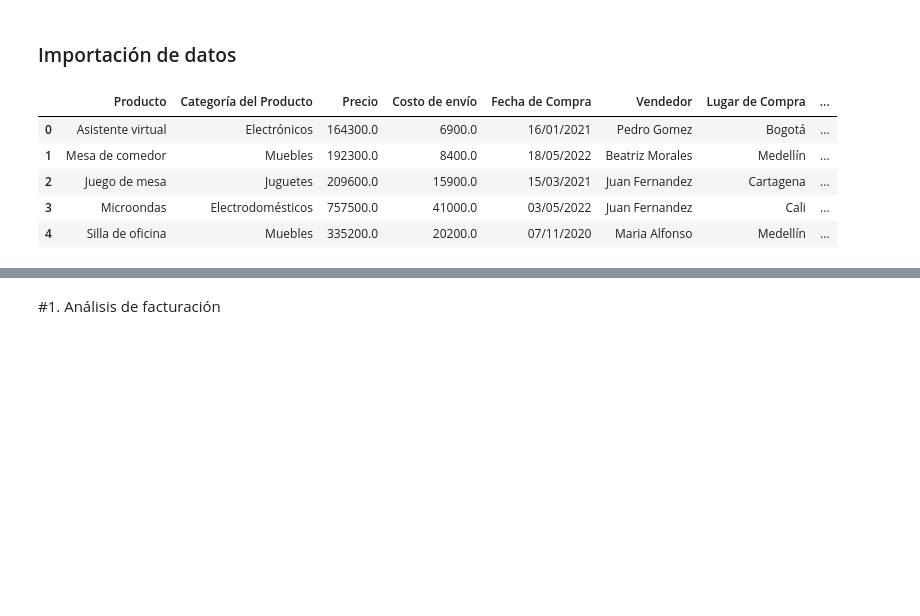
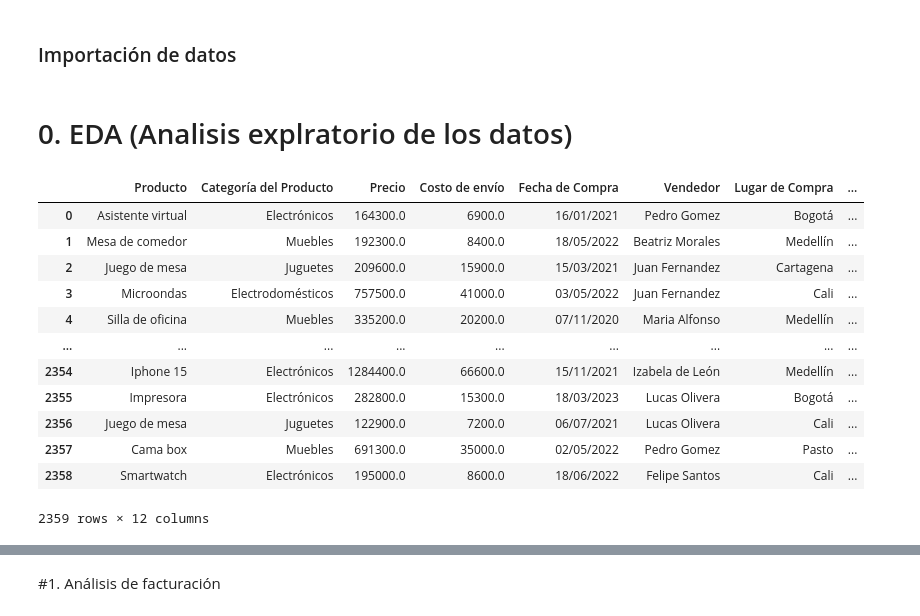
Before and after one commit to JCaceres-R/alura-store-data-analysis, a Jupyter notebook: AluraStoreLatam.ipynb, the cells around one changed output, grey strips where cells are left out. Drawn from its saved outputs; the diff is of its cells as text; code cells hidden in the pictures; blank space fills up the shorter version.

```diff
--- a/AluraStoreLatam.ipynb
+++ b/AluraStoreLatam.ipynb
@@ -8,5 +5,7 @@ drive.mount('/content/drive')
 # %%
 import pandas as pd
+import matplotlib.pyplot as plt
+
 
 url1 = "https://raw.githubusercontent.com/alura-es-cursos/challenge1-data-science-latam/refs/heads/main/base-de-datos-challenge1-latam/tienda_1%20.csv"
 url2 = "https://raw.githubusercontent.com/alura-es-cursos/challenge1-data-science-latam/refs/heads/main/base-de-datos-challenge1-latam/tienda_2.csv"
@@ -19,10 +18,25 @@ tienda3 = pd.read_csv(url3)
 tienda4 = pd.read_csv(url4)
 
 tienda1.head()
+
+
+mtiendas = [tienda1, tienda2, tienda3, tienda4]
+nombresTiendas = ["tienda_1", "tienda_2", "tienda_3", "tienda_4"]
-# %% [output]
-|  | Producto | Categoría del Producto | Precio | Costo de envío | Fecha de Compra | Vendedor | Lugar de Compra | ... |
-| 0 | Asistente virtual | Electrónicos | 164300.0 | 6900.0 | 16/01/2021 | Pedro Gomez | Bogotá | ... |
-| 1 | Mesa de comedor | Muebles | 192300.0 | 8400.0 | 18/05/2022 | Beatriz Morales | Medellín | ... |
-| 2 | Juego de mesa | Juguetes | 209600.0 | 15900.0 | 15/03/2021 | Juan Fernandez | Cartagena | ... |
-| 3 | Microondas | Electrodomésticos | 757500.0 | 41000.0 | 03/05/2022 | Juan Fernandez | Cali | ... |
-| 4 | Silla de oficina | Muebles | 335200.0 | 20200.0 | 07/11/2020 | Maria Alfonso | Medellín | ... |
+# %% [markdown]
+# 0. EDA (Analisis explratorio de los datos)
+# %%
+tienda1
+# %% [output]
+|  | Producto | Categoría del Producto | Precio | Costo de envío | Fecha de Compra | Vendedor | Lugar de Compra | ... |
+| 0 | Asistente virtual | Electrónicos | 164300.0 | 6900.0 | 16/01/2021 | Pedro Gomez | Bogotá | ... |
+| 1 | Mesa de comedor | Muebles | 192300.0 | 8400.0 | 18/05/2022 | Beatriz Morales | Medellín | ... |
+| 2 | Juego de mesa | Juguetes | 209600.0 | 15900.0 | 15/03/2021 | Juan Fernandez | Cartagena | ... |
+| 3 | Microondas | Electrodomésticos | 757500.0 | 41000.0 | 03/05/2022 | Juan Fernandez | Cali | ... |
+| 4 | Silla de oficina | Muebles | 335200.0 | 20200.0 | 07/11/2020 | Maria Alfonso | Medellín | ... |
+| ... | ... | ... | ... | ... | ... | ... | ... | ... |
+| 2354 | Iphone 15 | Electrónicos | 1284400.0 | 66600.0 | 15/11/2021 | Izabela de León | Medellín | ... |
+| 2355 | Impresora | Electrónicos | 282800.0 | 15300.0 | 18/03/2023 | Lucas Olivera | Bogotá | ... |
+| 2356 | Juego de mesa | Juguetes | 122900.0 | 7200.0 | 06/07/2021 | Lucas Olivera | Cali | ... |
+| 2357 | Cama box | Muebles | 691300.0 | 35000.0 | 02/05/2022 | Pedro Gomez | Pasto | ... |
+| 2358 | Smartwatch | Electrónicos | 195000.0 | 8600.0 | 18/06/2022 | Felipe Santos | Cali | ... |
+2359 rows × 12 columns
```
Also changed, not shown: parts of 14 cells of this notebook.
